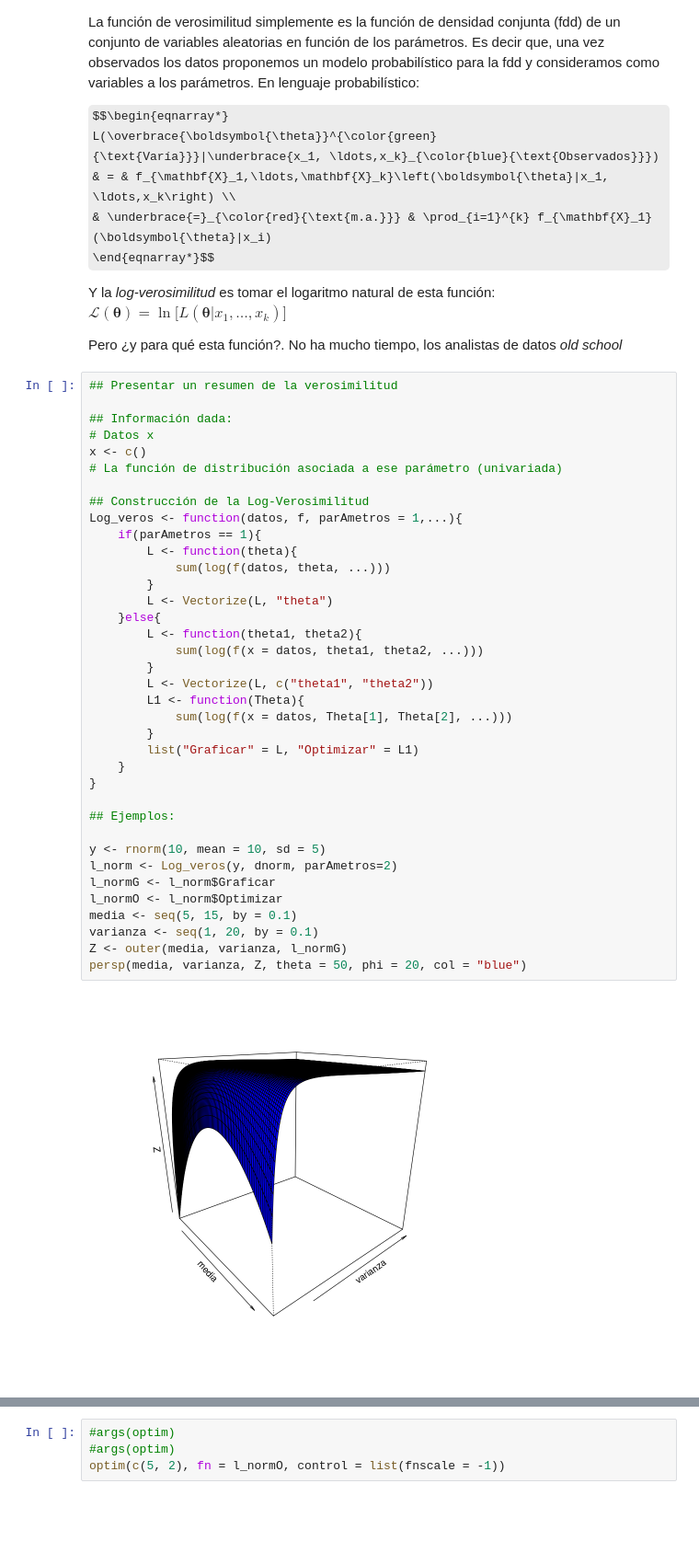
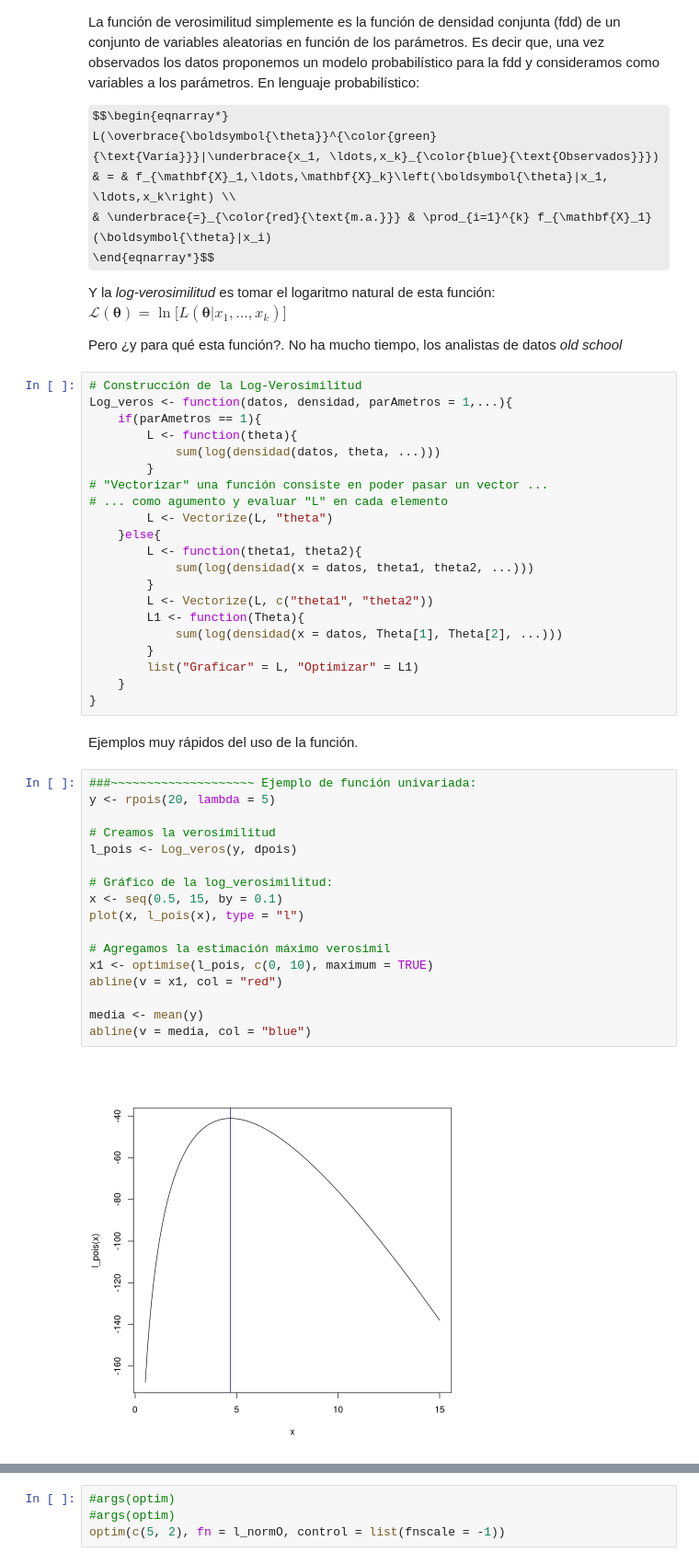
Before and after one commit to Daniel-Cendales/RegresiOn-LogIstica, a Jupyter notebook: Logistic_ression.ipynb, the cells around one changed output, grey strips where cells are left out. Shown at 92% size. Drawn from its saved outputs; the diff is of its cells as text; some formulas as TeX source; blank space fills up the shorter version.

```diff
--- a/Logistic_ression.ipynb
+++ b/Logistic_ression.ipynb
@@ -116,41 +117,44 @@ Y la *log-verosimilitud* es tomar el logaritmo natural de esta función: $\mathc
 
 Pero ¿y para qué esta función?. No ha mucho tiempo, los analistas de datos *old school*
 # %%
-## Presentar un resumen de la verosimilitud
-
-## Información dada:
-# Datos x
-x <- c()
-# La función de distribución asociada a ese parámetro (univariada)
-
-## Construcción de la Log-Verosimilitud
-Log_veros <- function(datos, f, parAmetros = 1,...){
+# Construcción de la Log-Verosimilitud
+Log_veros <- function(datos, densidad, parAmetros = 1,...){
     if(parAmetros == 1){
         L <- function(theta){
-            sum(log(f(datos, theta, ...)))
+            sum(log(densidad(datos, theta, ...)))
         }
+# "Vectorizar" una función consiste en poder pasar un vector ...
+# ... como agumento y evaluar "L" en cada elemento
         L <- Vectorize(L, "theta")
     }else{
         L <- function(theta1, theta2){
-            sum(log(f(x = datos, theta1, theta2, ...)))
+            sum(log(densidad(x = datos, theta1, theta2, ...)))
         }
         L <- Vectorize(L, c("theta1", "theta2"))
         L1 <- function(Theta){
-            sum(log(f(x = datos, Theta[1], Theta[2], ...)))
+            sum(log(densidad(x = datos, Theta[1], Theta[2], ...)))
         }
         list("Graficar" = L, "Optimizar" = L1)
     }
 }
-
-## Ejemplos:
-
-y <- rnorm(10, mean = 10, sd = 5)
-l_norm <- Log_veros(y, dnorm, parAmetros=2)
-l_normG <- l_norm$Graficar
-l_normO <- l_norm$Optimizar
-media <- seq(5, 15, by = 0.1)
-varianza <- seq(1, 20, by = 0.1)
-Z <- outer(media, varianza, l_normG)
-persp(media, varianza, Z, theta = 50, phi = 20, col = "blue")
-# %% [output]
-[figure, removed]
+# %% [markdown]
+Ejemplos muy rápidos del uso de la función.
+# %%
+###~~~~~~~~~~~~~~~~~~~~ Ejemplo de función univariada:
+y <- rpois(20, lambda = 5)
+
+# Creamos la verosimilitud
+l_pois <- Log_veros(y, dpois)
+
+# Gráfico de la log_verosimilitud:
+x <- seq(0.5, 15, by = 0.1)
+plot(x, l_pois(x), type = "l")
+
+# Agregamos la estimación máximo verosimil
+x1 <- optimise(l_pois, c(0, 10), maximum = TRUE)
+abline(v = x1, col = "red")
+
+media <- mean(y)
+abline(v = media, col = "blue")
+# %% [output]
+[figure, added]
```
Also changed, not shown: parts of 3 cells of this notebook.
